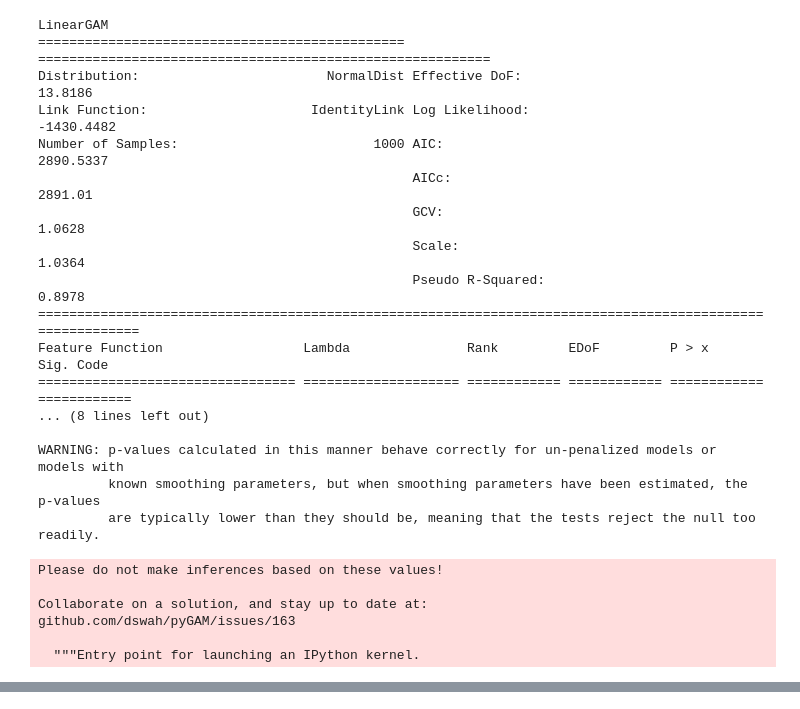
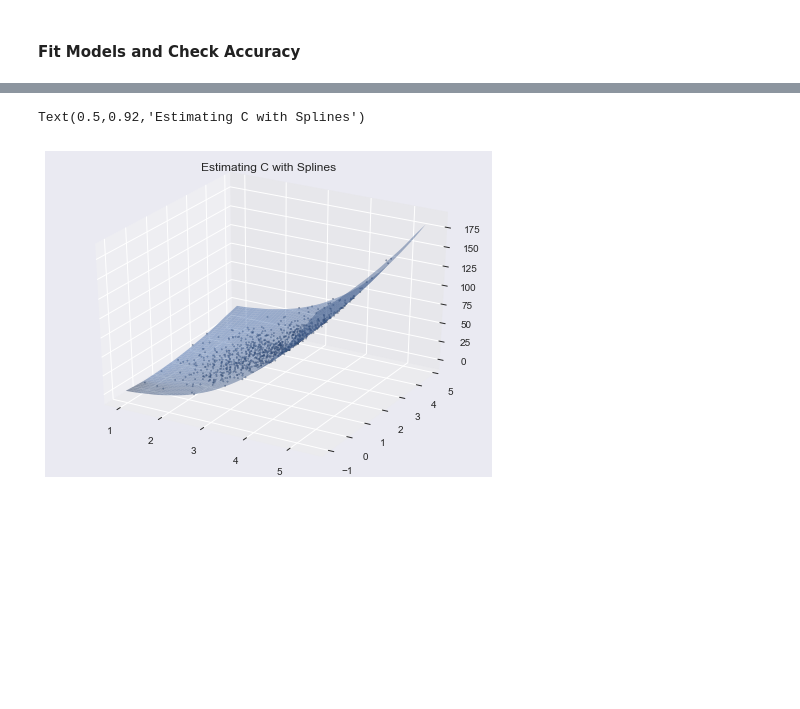
Before and after one commit to ai4automation/causal_inference_for_process_optimization, a Jupyter notebook: ipynb/Estimate SCM.ipynb, the cells around one changed output, grey strips where cells are left out. Drawn from its saved outputs; the diff is of its cells as text; code cells hidden in the pictures; blank space fills up the shorter version.

```diff
--- a/ipynb/Estimate SCM.ipynb
+++ b/ipynb/Estimate SCM.ipynb
@@ -21,26 +159,19 @@ gam = LinearGAM(s(0) + s(1)).gridsearch(np.hstack((A.reshape(1000, 1), B.reshape
-# %%
-gam.summary()
-# %% [output]
-LinearGAM
-=============================================== ==========================================================
-Distribution:                        NormalDist Effective DoF:                                     13.8186
-Link Function:                     IdentityLink Log Likelihood:                                 -1430.4482
-Number of Samples:                         1000 AIC:                                             2890.5337
-                                                AICc:                                              2891.01
-                                                GCV:                                                1.0628
-                                                Scale:                                              1.0364
-                                                Pseudo R-Squared:                                   0.8978
-==========================================================================================================
-Feature Function                  Lambda               Rank         EDoF         P > x        Sig. Code
-================================= ==================== ============ ============ ============ ============
-... (8 lines left out)
-
-WARNING: p-values calculated in this manner behave correctly for un-penalized models or models with
-         known smoothing parameters, but when smoothing parameters have been estimated, the p-values
-         are typically lower than they should be, meaning that the tests reject the null too readily.
-Please do not make inferences based on these values!
-
-Collaborate on a solution, and stay up to date at:
-github.com/dswah/pyGAM/issues/163
-
-  """Entry point for launching an IPython kernel.
+# %% [markdown]
+#### Fit Models and Check Accuracy
+# %%
+gam_c = LinearGAM(s(0, n_splines=200) + s(1, n_splines=200)).gridsearch(np.hstack((A.reshape(1000, 1), B.reshape(1000, 1))), C)
+
+AA = gam_c.generate_X_grid(term=0, n=100, meshgrid=True)[0]
+BB = gam_c.generate_X_grid(term=1, n=100, meshgrid=True)[0]
+AA, BB = np.meshgrid(AA, BB)
+AA_, BB_ = AA.ravel(), BB.ravel()
+
+fig = plt.figure(figsize=(8, 6))
+ax = fig.gca(projection='3d')
+ax.plot_surface(AA, BB, gam_c.predict(np.vstack([AA_, BB_]).T).reshape((100, 100)), alpha = 0.5)
+# ax.plot_surface(AA, BB, gam.prediction_intervals(np.vstack([AA_, BB_]).T, width=.7)[:, 0].reshape((100, 100)), color='b', alpha=0.5)
+# ax.plot_surface(AA, BB, gam.prediction_intervals(np.vstack([AA_, BB_]).T, width=.7)[:, 1].reshape((100, 100)), color='b', alpha=0.5)
+
+ax.scatter(A, B, C, edgecolors='none', alpha=0.5, s = 2)
+plt.title('Estimating C with Splines')
+# %% [output]
@@ -46,0 +179,2 @@ github.com/dswah/pyGAM/issues/163
+Text(0.5,0.92,'Estimating C with Splines')
+[figure, added]
```
Also changed, not shown: parts of 26 cells of this notebook, 7 other files.
